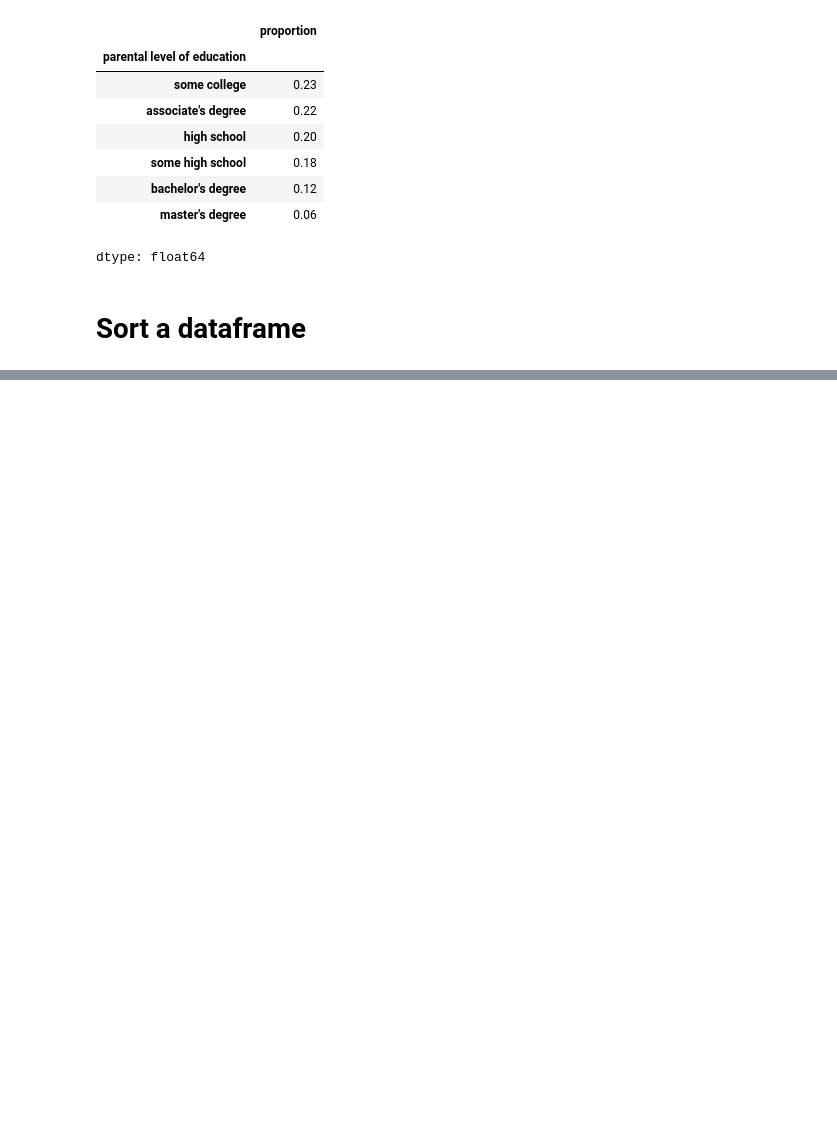
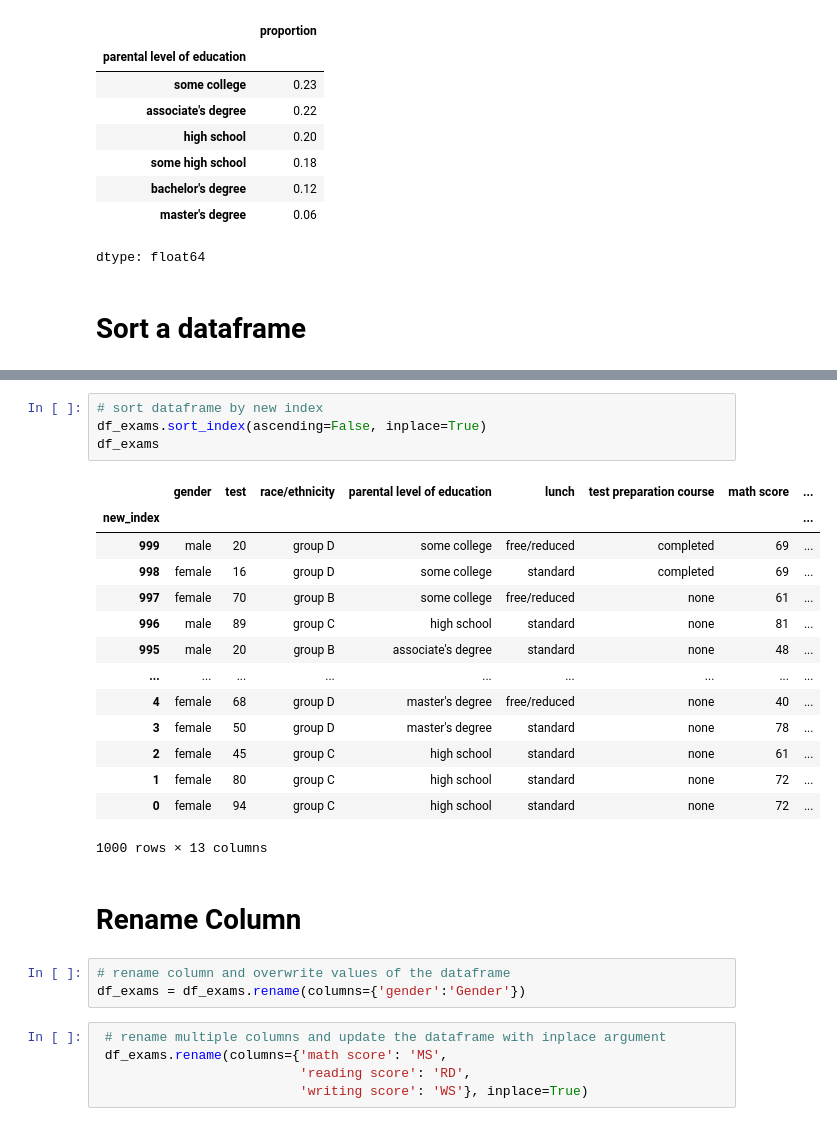
Before and after one commit to throwmen/PythonDataScience, a Jupyter notebook: Pandas_Basics.ipynb, the cells around one changed output, grey strips where cells are left out. Saved outputs shown, nothing was run; the diff lists cells and outputs as text; blank space fills up the shorter version.

```diff
--- a/Pandas_Basics.ipynb
+++ b/Pandas_Basics.ipynb
@@ -705,0 +790,29 @@ df_exams.sort_values('math score', ascending = False)
+# %%
+# sort dataframe by new index
+df_exams.sort_index(ascending=False, inplace=True)
+df_exams
+# %% [output]
+|  | gender | test | race/ethnicity | parental level of education | lunch | test preparation course | math score | ... |
+| new_index |  |  |  |  |  |  |  | ... |
+| 999 | male | 20 | group D | some college | free/reduced | completed | 69 | ... |
+| 998 | female | 16 | group D | some college | standard | completed | 69 | ... |
+| 997 | female | 70 | group B | some college | free/reduced | none | 61 | ... |
+| 996 | male | 89 | group C | high school | standard | none | 81 | ... |
+| 995 | male | 20 | group B | associate's degree | standard | none | 48 | ... |
+| ... | ... | ... | ... | ... | ... | ... | ... | ... |
+| 4 | female | 68 | group D | master's degree | free/reduced | none | 40 | ... |
+| 3 | female | 50 | group D | master's degree | standard | none | 78 | ... |
+| 2 | female | 45 | group C | high school | standard | none | 61 | ... |
+| 1 | female | 80 | group C | high school | standard | none | 72 | ... |
+| 0 | female | 94 | group C | high school | standard | none | 72 | ... |
+1000 rows × 13 columns
+# %% [markdown]
+# Rename Column
+# %%
+# rename column and overwrite values of the dataframe
+df_exams = df_exams.rename(columns={'gender':'Gender'})
+# %%
+ # rename multiple columns and update the dataframe with inplace argument
+ df_exams.rename(columns={'math score': 'MS',
+                          'reading score': 'RD',
+                          'writing score': 'WS'}, inplace=True)
```
Also changed, not shown: parts of 19 cells of this notebook.
